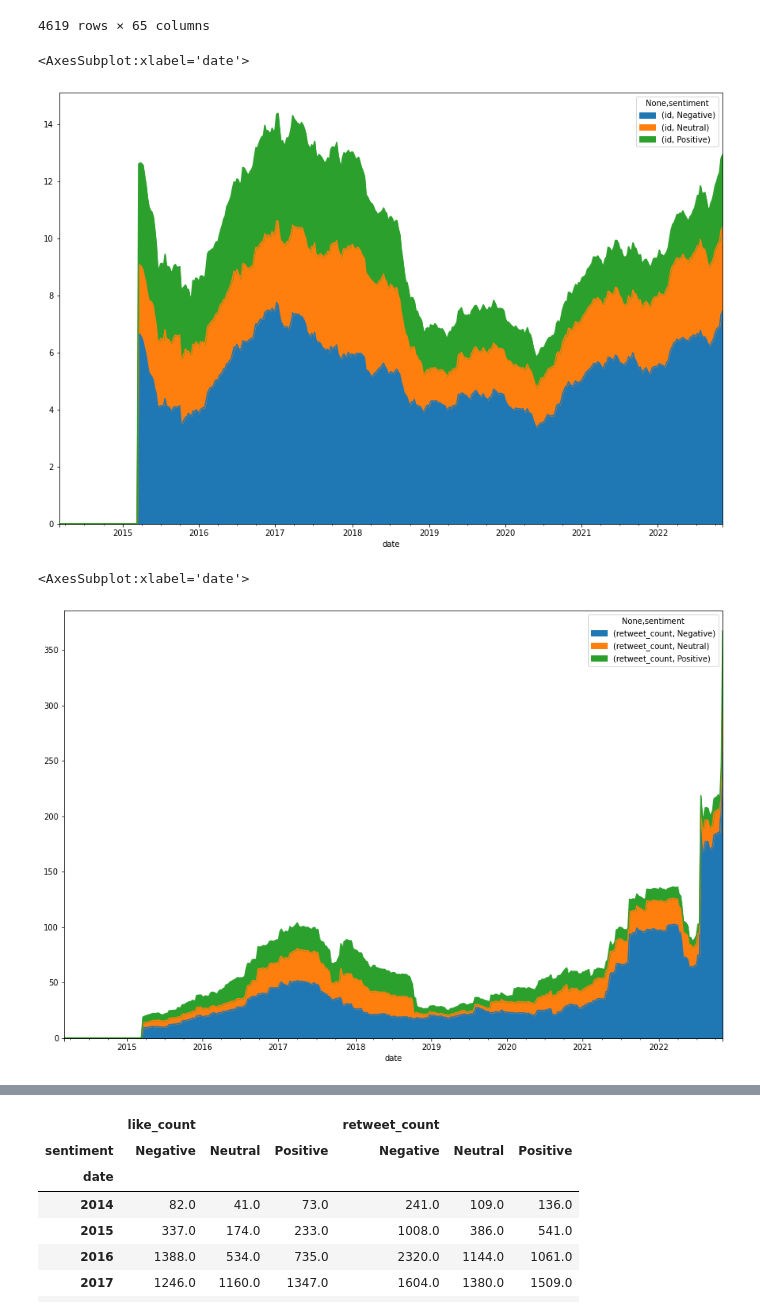
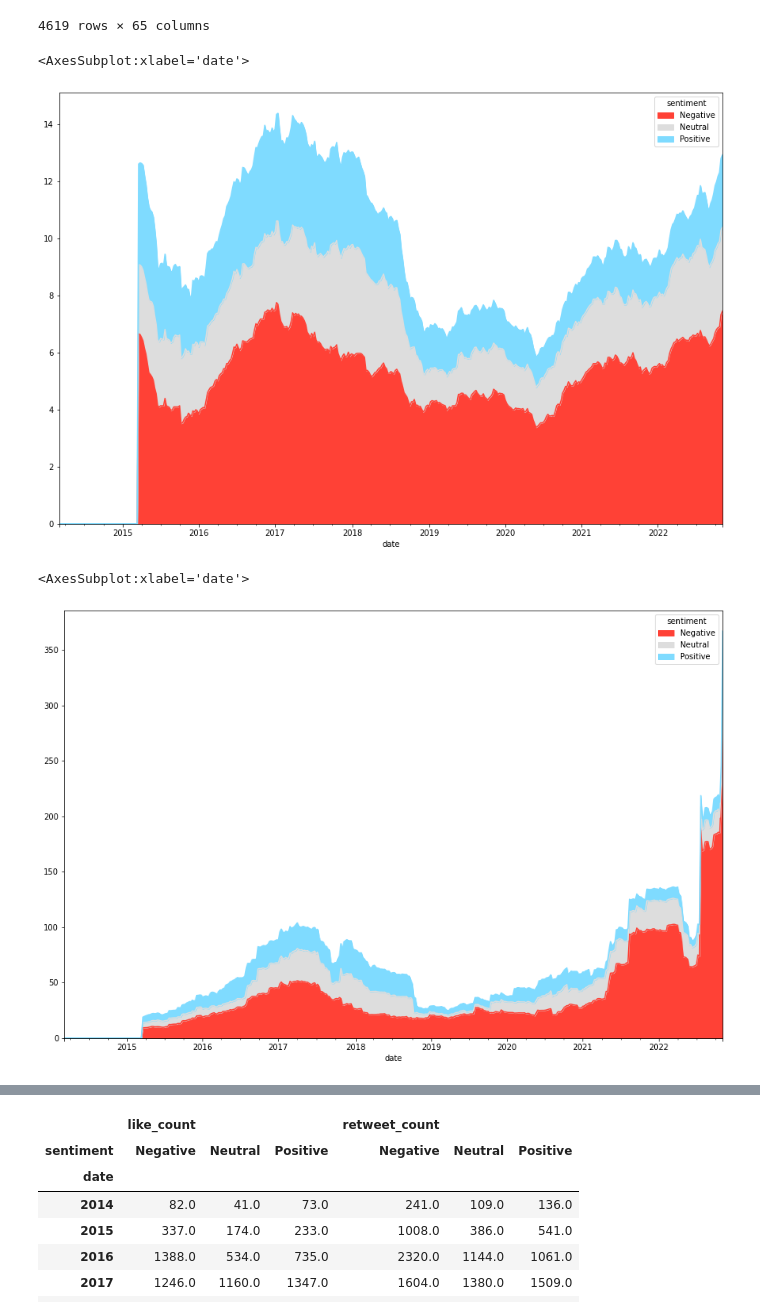
Before and after one commit to stefw/gdf, a Jupyter notebook: cook_eda_evolution.ipynb, the cells around one changed output, grey strips where cells are left out. Drawn from its saved outputs; the diff is of its cells as text; code cells hidden in the pictures.

```diff
--- a/cook_eda_evolution.ipynb
+++ b/cook_eda_evolution.ipynb
@@ -46,34 +46,42 @@ sentiments
 | 4.426947e+17 | 4617 | 4617 | from:@gdefournas | 1.394382e+09 | 2014-03-09 16:13:46 | gdefournas | Au salon des @vigneronindep https... | ... |
 | 4.425860e+17 | 4618 | 4618 | from:@gdefournas | 1.394356e+09 | 2014-03-09 09:01:38 | gdefournas | @NunesChr @MLP_officiel visibleme... | ... |
 4619 rows × 65 columns
+# %%
+colors = {
+            'Negative': '#FF4136',
+            'Neutral': '#DDDDDD',
+            'Positive': '#7FDBFF'
+        }
 # %%
 (
     sentiments
     .assign(
         local_time = lambda df: pd.to_datetime(df.local_time),
         date = lambda df: pd.to_datetime(df.local_time).dt.to_period('W')
     )
     .reset_index()
     .groupby(['date', 'sentiment'])
     [['id']]
     .count()
     .reset_index()
     .pivot_table(
         index='date',
-        columns='sentiment'
+        columns='sentiment',
+        values='id'
     )
     .fillna(0)
     .rolling(50)
     .mean()
     .plot
     .area(
         stacked=True,
-        figsize=(15,10)
+        figsize=(15,10),
+        color=colors
     )
 )
 # %% [output]
 <AxesSubplot:xlabel='date'>
-[figure, old version]
+[figure, new version]
 # %%
 (
     sentiments
@@ -88,7 +96,8 @@ sentiments
     .reset_index()
     .pivot_table(
         index='date',
-        columns='sentiment'
+        columns='sentiment',
+        values='retweet_count'
     )
     .fillna(0)
     .rolling(50)
@@ -96,12 +105,13 @@ sentiments
     .plot
     .area(
         stacked=True,
-        figsize=(15,10)
+        figsize=(15,10),
+        color=colors
     )
 )
 # %% [output]
 <AxesSubplot:xlabel='date'>
-[figure, old version]
+[figure, new version]
 # %%
 (
     sentiments
```
Also changed, not shown: parts of 1 cell of this notebook.
